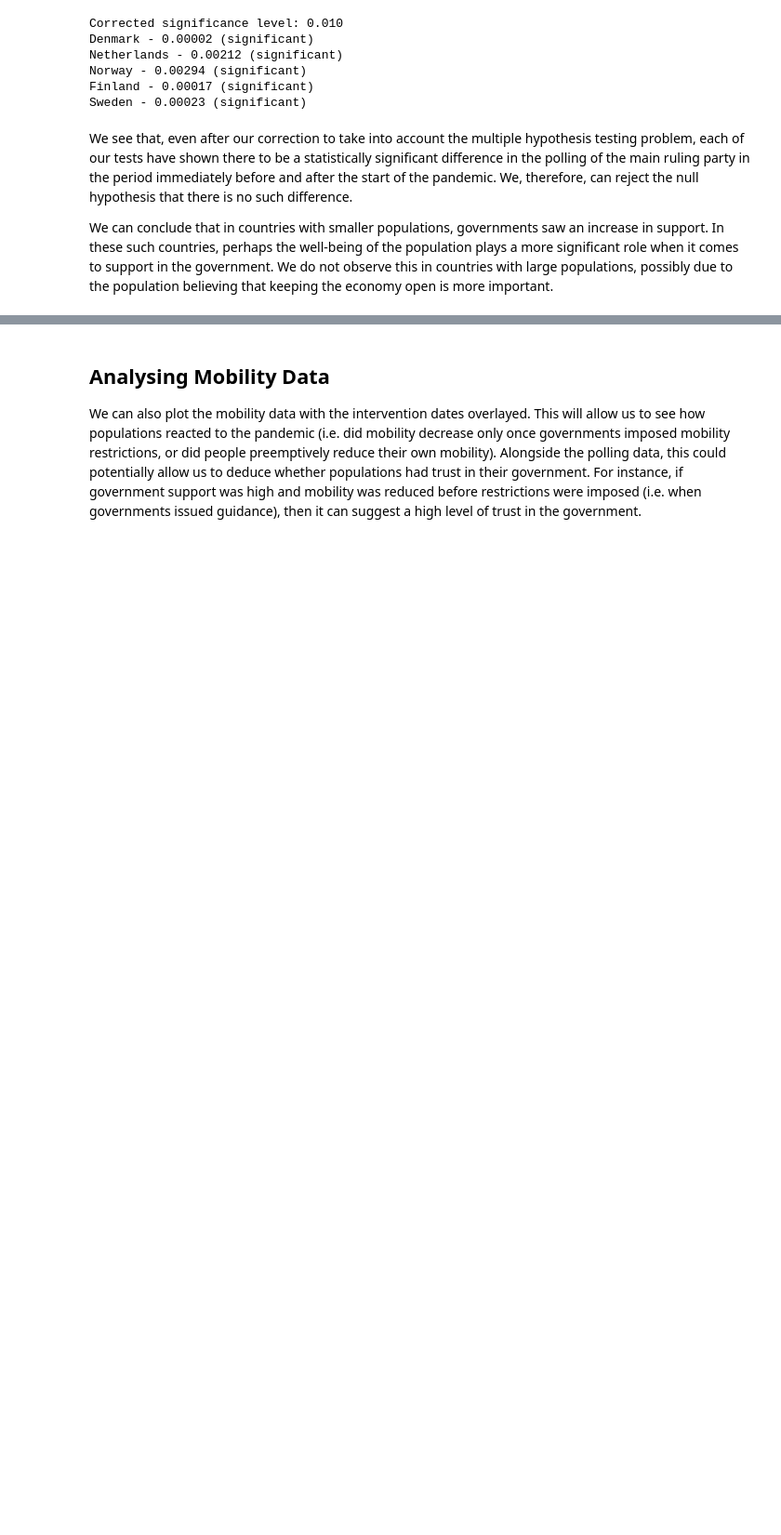
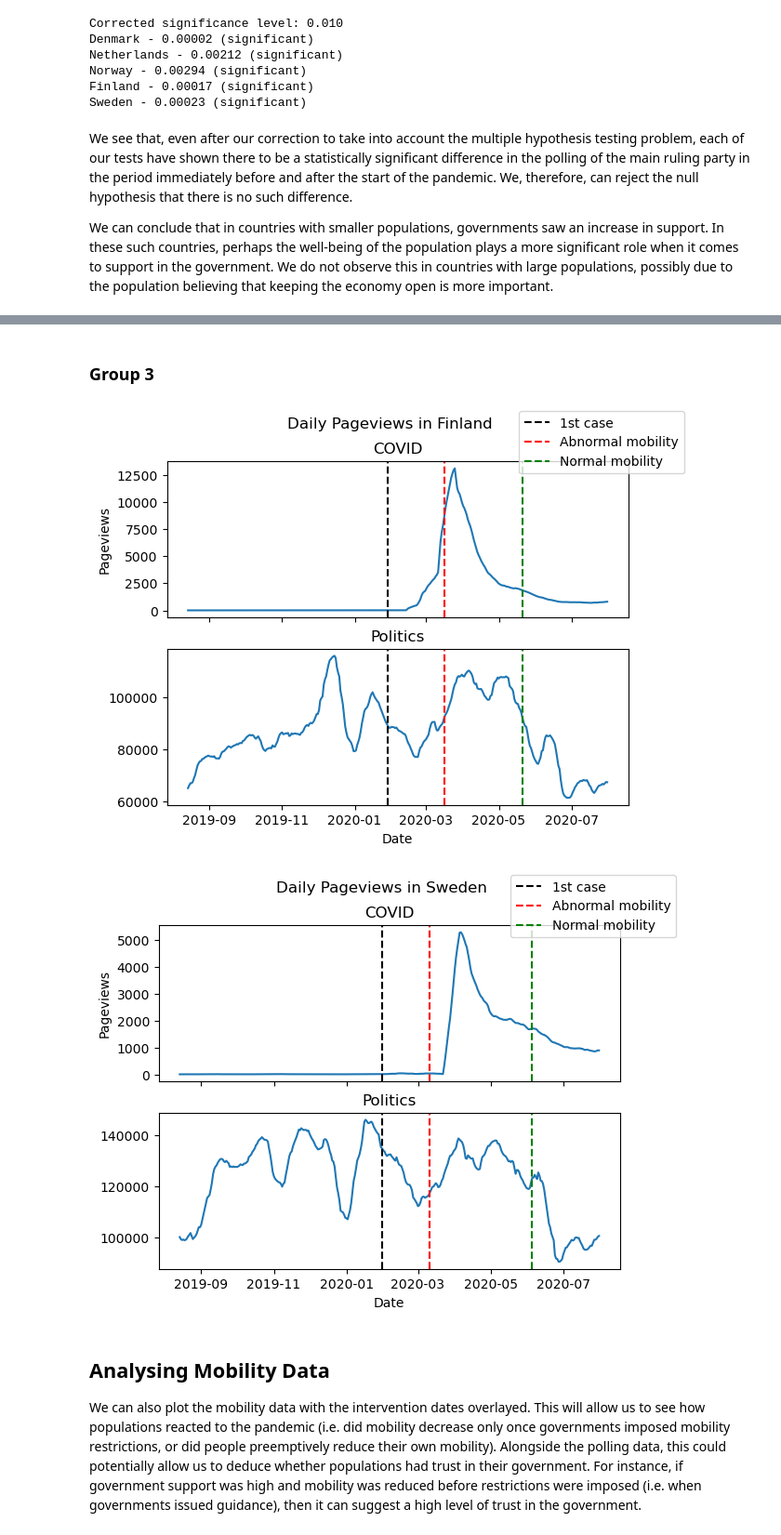
Before and after one commit to epfl-ada/ada-2022-project-zeta, a Jupyter notebook: ADAnalysis.ipynb, the cells around one changed output, grey strips where cells are left out. Shown at 93% size. Cells and saved outputs as stored; diff of their text form; code cells hidden in the pictures; blank space fills up the shorter version.

```diff
--- a/ADAnalysis.ipynb
+++ b/ADAnalysis.ipynb
@@ -217,3 +217,11 @@ Group 3
+# %% [markdown]
+### Group 3
+# %%
+for country in response_groups[2]:
+    plot_pageviews2(df_pageviews, country, df_dates)
+# %% [output]
+[figure, added]
+[figure, added]
 # %% [markdown]
 ## Analysing Mobility Data
 
```
Also changed, not shown: parts of 8 cells of this notebook, 1 other file.
